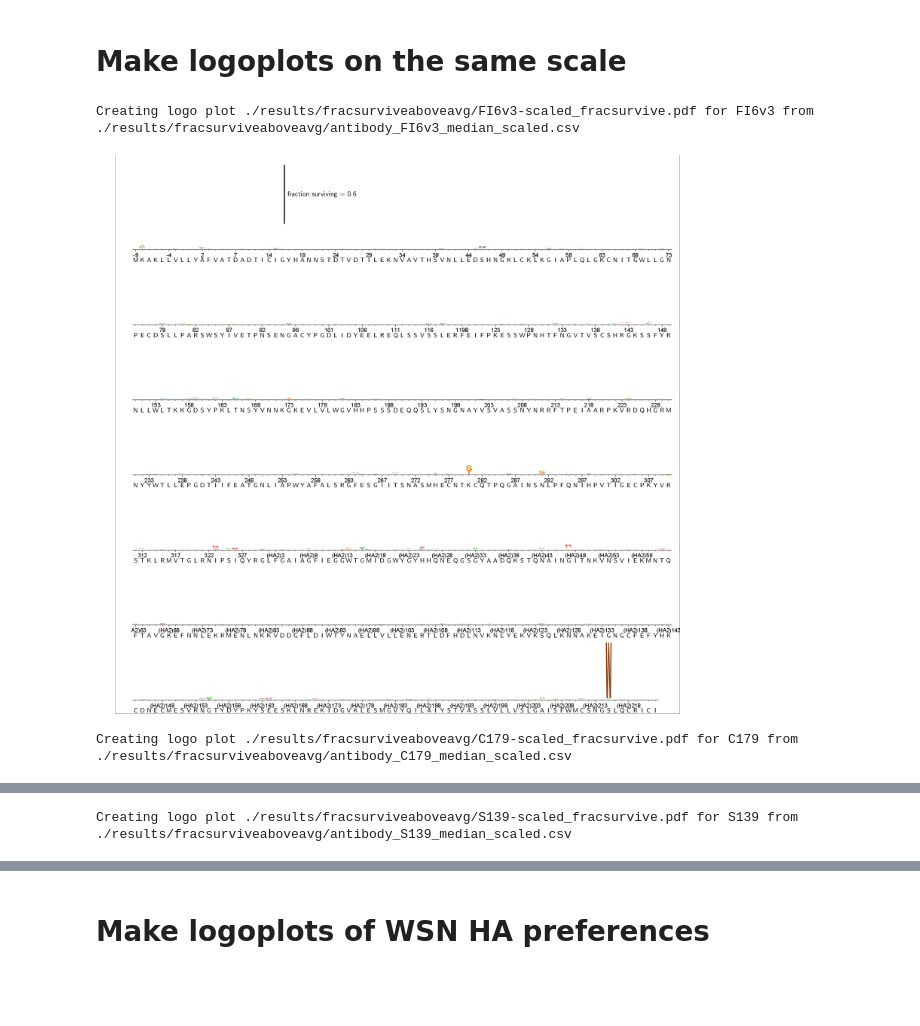
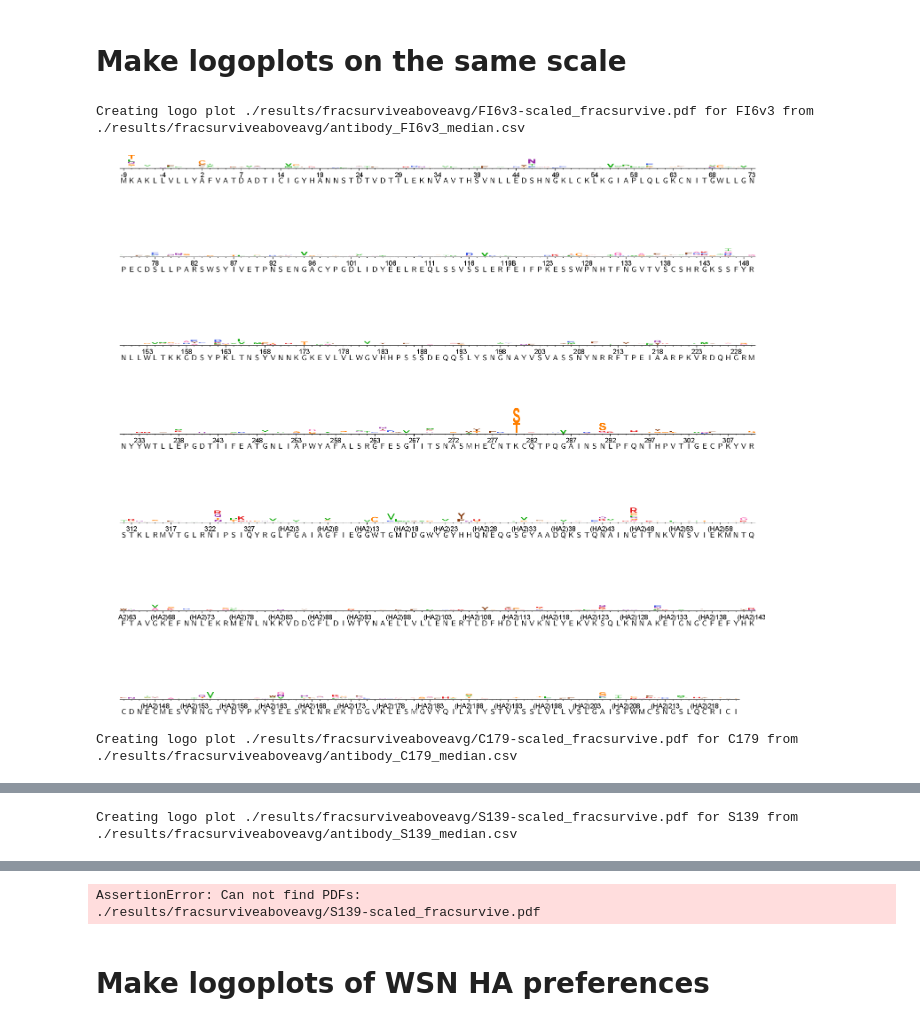
Before and after one commit to jbloomlab/HA_antibody_ease_of_escape, a Jupyter notebook: analysis_code/analysis_notebook.ipynb, the cells around one changed output, grey strips where cells are left out. Cells and saved outputs as stored; diff of their text form; code cells hidden in the pictures; blank space fills up the shorter version.

Commit message:
Make scaled logoplots for C179 and FI6v3

```diff
--- a/analysis_code/analysis_notebook.ipynb
+++ b/analysis_code/analysis_notebook.ipynb
@@ -528,32 +528,30 @@ figsdir = '../paper/figs/'
 # %% [markdown]
 # Make logoplots on the same scale
 # %%
-scaledmedianfiles = [f.replace('.csv', '_scaled.csv') for f in medianfiles if 'S139' in f or 'C179' in f or 'FI6v3' in f]
+bmedianfiles = [f for f in medianfiles if 'C179' in f or 'FI6v3' in f]
 # %%
 scaledlogoplots = []
 
-for f in scaledmedianfiles:
+for f in bmedianfiles:
     antibody = f.split('_')[1]
     abname = antibody + '-scaled'
     logoplot = os.path.join(fracsurviveaboveavgdir, '{0}_fracsurvive.pdf'.format(abname))
-    rescaledlogoplots.append(logoplot)
+    scaledlogoplots.append(logoplot)
 
-    scaleunit = '0.6'
-    scalelabel = '"fraction surviving = {0}"'.format(scaleunit)
     print("Creating logo plot {0} for {1} from {2}".format(logoplot, antibody, f))
     log = !dms2_logoplot \
             --fracsurvive {f} \
             --name {abname} \
             --outdir {fracsurviveaboveavgdir} \
             --numberevery 5 \
             --nperline 81 \
             --underlay yes \
             --overlay1 {f} wildtype wildtype \
-            --scalebar {scaleunit} {scalelabel} \
+            --fracsurvivemax 0.25 \
             --use_existing no
 
     showPDF(logoplot)
 # %% [output]
-Creating logo plot ./results/fracsurviveaboveavg/FI6v3-scaled_fracsurvive.pdf for FI6v3 from ./results/fracsurviveaboveavg/antibody_FI6v3_median_scaled.csv
+Creating logo plot ./results/fracsurviveaboveavg/FI6v3-scaled_fracsurvive.pdf for FI6v3 from ./results/fracsurviveaboveavg/antibody_FI6v3_median.csv
-[figure, old version]
+[figure, new version]
-Creating logo plot ./results/fracsurviveaboveavg/C179-scaled_fracsurvive.pdf for C179 from ./results/fracsurviveaboveavg/antibody_C179_median_scaled.csv
+Creating logo plot ./results/fracsurviveaboveavg/C179-scaled_fracsurvive.pdf for C179 from ./results/fracsurviveaboveavg/antibody_C179_median.csv
@@ -561 +559 @@ Creating logo plot ./results/fracsurviveaboveavg/C179-scaled_fracsurvive.pdf for
-Creating logo plot ./results/fracsurviveaboveavg/S139-scaled_fracsurvive.pdf for S139 from ./results/fracsurviveaboveavg/antibody_S139_median_scaled.csv
+Creating logo plot ./results/fracsurviveaboveavg/S139-scaled_fracsurvive.pdf for S139 from ./results/fracsurviveaboveavg/antibody_S139_median.csv
@@ -563,3 +560,5 @@ Creating logo plot ./results/fracsurviveaboveavg/S139-scaled_fracsurvive.pdf for
+AssertionError: Can not find PDFs:
+./results/fracsurviveaboveavg/S139-scaled_fracsurvive.pdf
 # %% [markdown]
 # Make logoplots of WSN HA preferences
 # %% [markdown]
```
Also changed, not shown: parts of 1 cell of this notebook.
